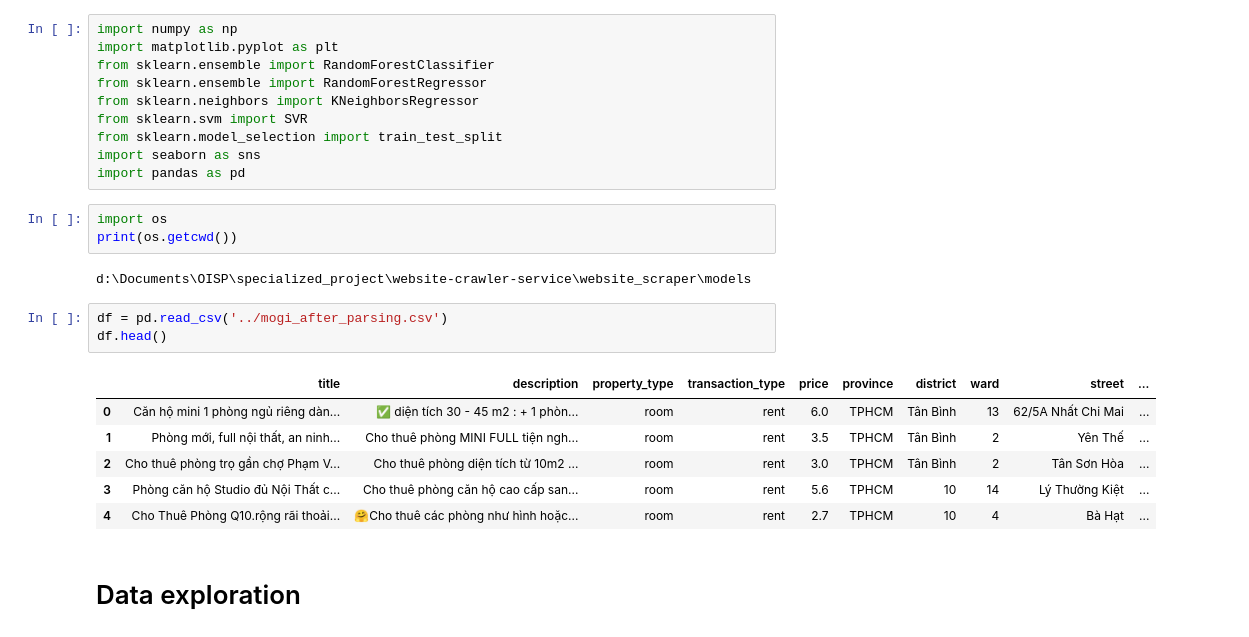
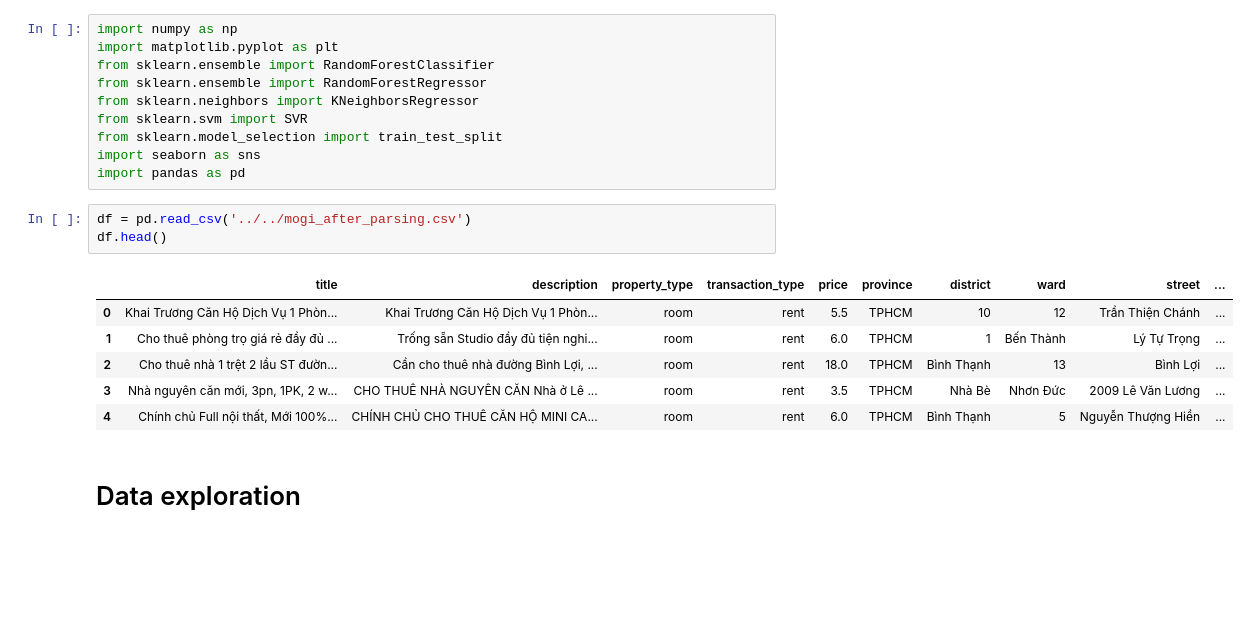
Before and after one commit to bkrental/website-crawler-service, a Jupyter notebook: website_scraper/models/price_predicting_model.ipynb, the cells around one changed output. Drawn from its saved outputs; the diff is of its cells as text; blank space fills up the shorter version.

```diff
--- a/website_scraper/models/price_predicting_model.ipynb
+++ b/website_scraper/models/price_predicting_model.ipynb
@@ -8,21 +8,16 @@ from sklearn.svm import SVR
 from sklearn.model_selection import train_test_split
 import seaborn as sns
 import pandas as pd
-# %%
-import os
-print(os.getcwd())
-# %% [output]
-d:\Documents\OISP\specialized_project\website-crawler-service\website_scraper\models
 # %%
-df = pd.read_csv('../mogi_after_parsing.csv')
+df = pd.read_csv('../../mogi_after_parsing.csv')
 df.head()
 # %% [output]
 |  | title | description | property_type | transaction_type | price | province | district | ward | street | ... |
-| 0 | Căn hộ mini 1 phòng ngủ riêng dàn... | ✅ diện tích 30 - 45 m2 : + 1 phòn... | room | rent | 6.0 | TPHCM | Tân Bình | 13 | 62/5A Nhất Chi Mai | ... |
-| 1 | Phòng mới, full nội thất, an ninh... | Cho thuê phòng MINI FULL tiện ngh... | room | rent | 3.5 | TPHCM | Tân Bình | 2 | Yên Thế | ... |
-| 2 | Cho thuê phòng trọ gần chợ Phạm V... | Cho thuê phòng diện tích từ 10m2 ... | room | rent | 3.0 | TPHCM | Tân Bình | 2 | Tân Sơn Hòa | ... |
-| 3 | Phòng căn hộ Studio đủ Nội Thất c... | Cho thuê phòng căn hộ cao cấp san... | room | rent | 5.6 | TPHCM | 10 | 14 | Lý Thường Kiệt | ... |
-| 4 | Cho Thuê Phòng Q10.rộng rãi thoải... | 🤗Cho thuê các phòng như hình hoặc... | room | rent | 2.7 | TPHCM | 10 | 4 | Bà Hạt | ... |
+| 0 | Khai Trương Căn Hộ Dịch Vụ 1 Phòn... | Khai Trương Căn Hộ Dịch Vụ 1 Phòn... | room | rent | 5.5 | TPHCM | 10 | 12 | Trần Thiện Chánh | ... |
+| 1 | Cho thuê phòng trọ giá rẻ đầy đủ ... | Trống sẵn Studio đầy đủ tiện nghi... | room | rent | 6.0 | TPHCM | 1 | Bến Thành | Lý Tự Trọng | ... |
+| 2 | Cho thuê nhà 1 trệt 2 lầu ST đườn... | Cần cho thuê nhà đường Bình Lợi, ... | room | rent | 18.0 | TPHCM | Bình Thạnh | 13 | Bình Lợi | ... |
+| 3 | Nhà nguyên căn mới, 3pn, 1PK, 2 w... | CHO THUÊ NHÀ NGUYÊN CĂN Nhà ở Lê ... | room | rent | 3.5 | TPHCM | Nhà Bè | Nhơn Đức | 2009 Lê Văn Lương | ... |
+| 4 | Chính chủ Full nội thất, Mới 100%... | CHÍNH CHỦ CHO THUÊ CĂN HỘ MINI CA... | room | rent | 6.0 | TPHCM | Bình Thạnh | 5 | Nguyễn Thượng Hiền | ... |
 # %% [markdown]
 # Data exploration
 # %%
```
Also changed, not shown: parts of 25 cells of this notebook, 6 other files.
